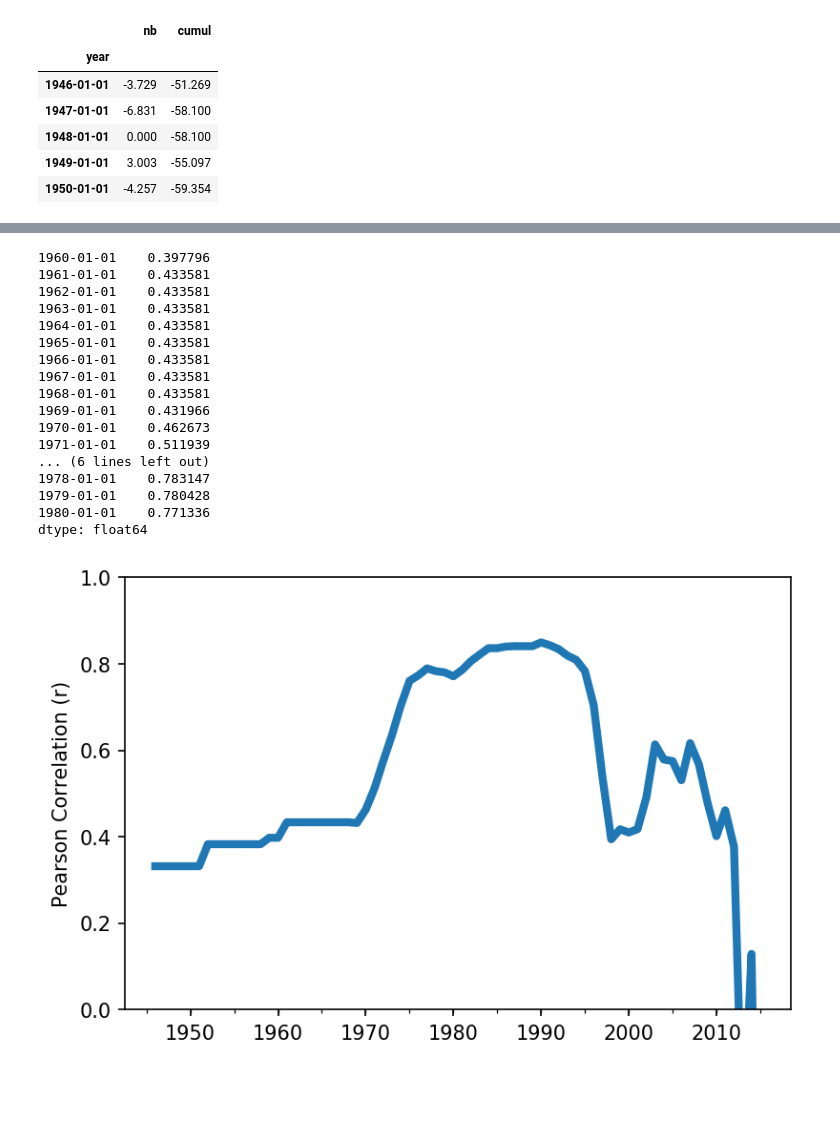
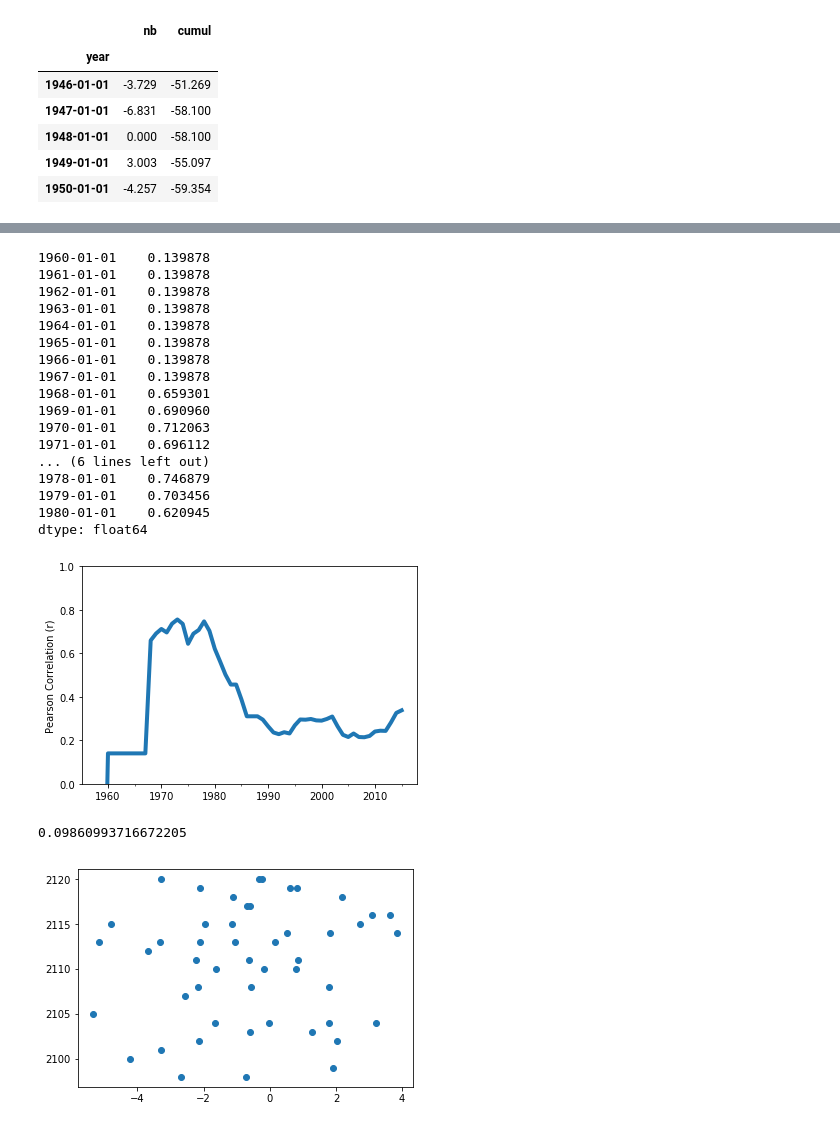
Before and after one commit to erikmannerfelt/Sydtoppen, a Jupyter notebook: figures/Height correlations.ipynb, the cells around one changed output, grey strips where cells are left out. Drawn from its saved outputs; the diff is of its cells as text; code cells hidden in the pictures; blank space fills up the shorter version.

Commit message:
Modified figures

```diff
--- a/figures/Height correlations.ipynb
+++ b/figures/Height correlations.ipynb
@@ -85,45 +89,52 @@ result.sort_values("r", ascending=False).head(10)
 # %%
 data = mb.join(elev)
 
 data["rol"] = data["nb"].rolling(5).mean()
 
 
 result = {}
 for i in data.index:
 
-    if i == data.index.max():
+    if i == data.index.max() or i == data.index.min():
         continue
-    test = data.loc[i:]
+    test = data.loc[:i]
 
     corr = test["rol"].corr(test["elev"])
 
     result[i] = corr
 
 result = pd.Series(result)
 
 print(result.loc["1960":"1980"])
 result.plot(lw=4)
 
 plt.ylabel("Pearson Correlation (r)")
 plt.ylim((0, 1))
 
 plt.savefig("export/pearson_180503.png", dpi=300)
 # %% [output]
-1960-01-01    0.397796
-1961-01-01    0.433581
-1962-01-01    0.433581
-1963-01-01    0.433581
-1964-01-01    0.433581
-1965-01-01    0.433581
-1966-01-01    0.433581
-1967-01-01    0.433581
-1968-01-01    0.433581
-1969-01-01    0.431966
-1970-01-01    0.462673
-1971-01-01    0.511939
+1960-01-01    0.139878
+1961-01-01    0.139878
+1962-01-01    0.139878
+1963-01-01    0.139878
+1964-01-01    0.139878
+1965-01-01    0.139878
+1966-01-01    0.139878
+1967-01-01    0.139878
+1968-01-01    0.659301
+1969-01-01    0.690960
+1970-01-01    0.712063
+1971-01-01    0.696112
 ... (6 lines left out)
-1978-01-01    0.783147
-1979-01-01    0.780428
-1980-01-01    0.771336
+1978-01-01    0.746879
+1979-01-01    0.703456
+1980-01-01    0.620945
 dtype: float64
-[figure, old version]
+[figure, new version]
+# %%
+dat = data.dropna()
+plt.scatter(dat["nb"], dat["elev"])
+dat["nb"].corr(dat["elev"])
+# %% [output]
+0.09860993716672205
+[figure, added]
```
Also changed, not shown: parts of 2 cells of this notebook, 2 other files.
